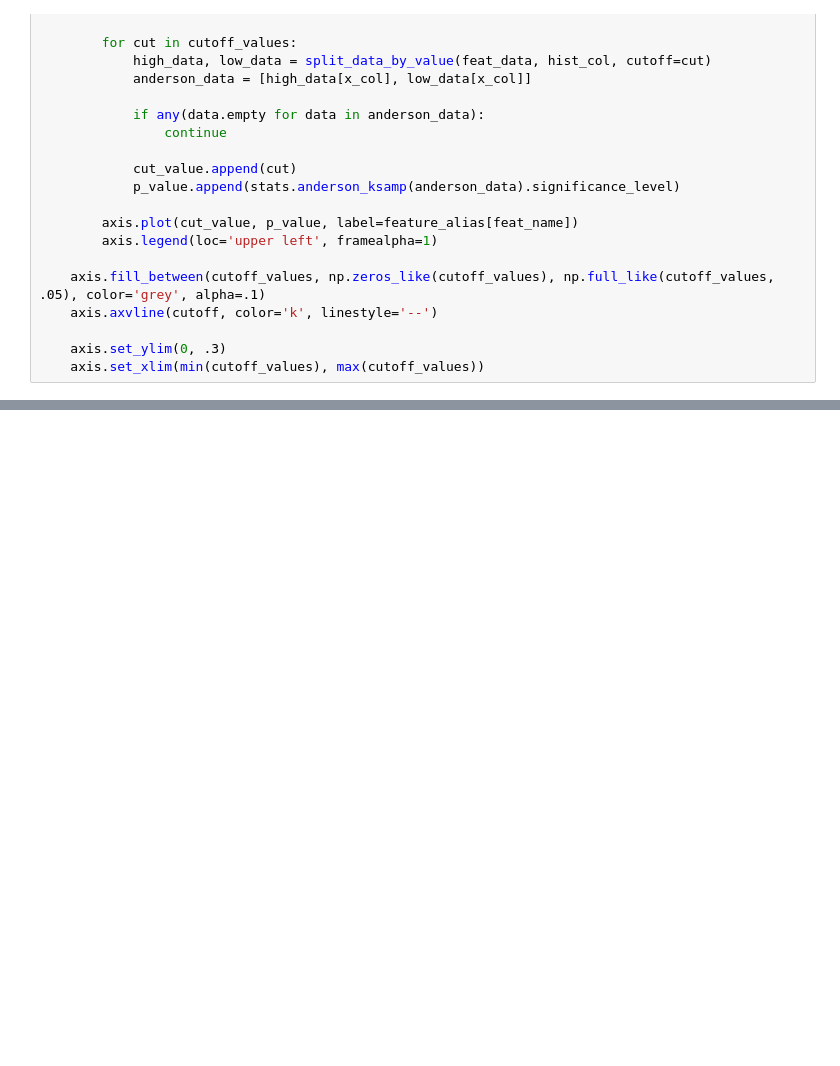
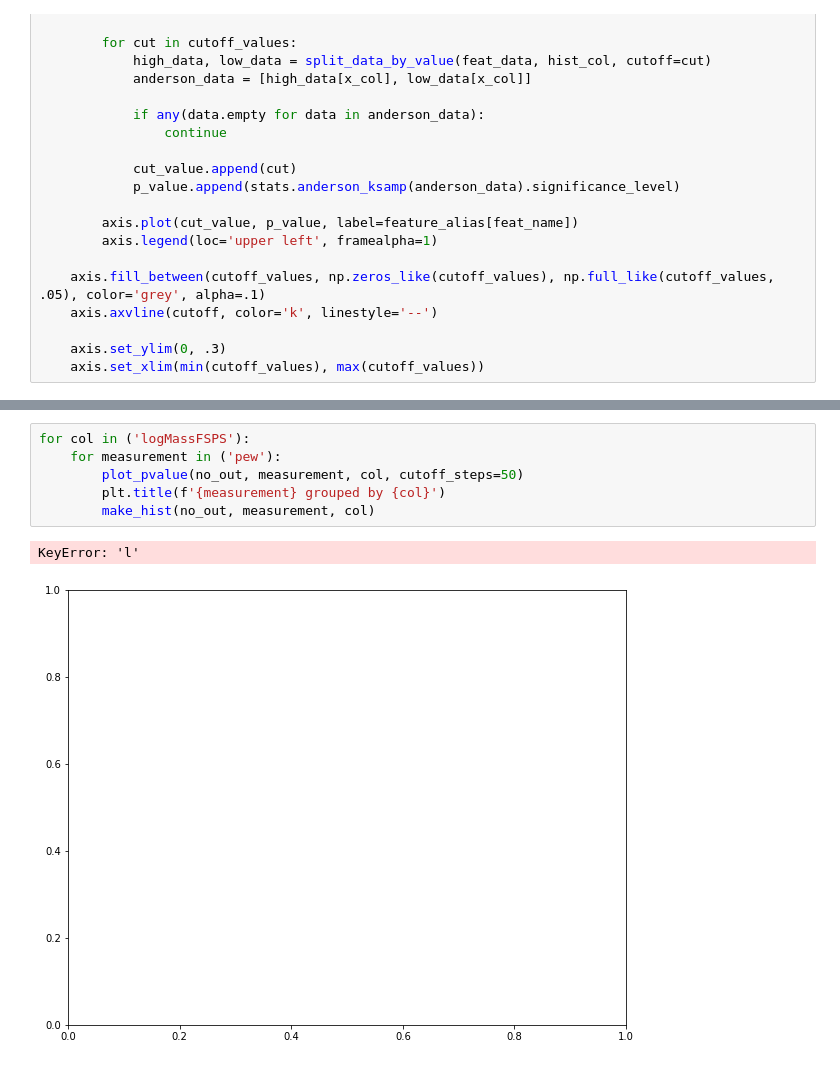
Before and after one commit to mwvgroup/SN-Spectral-Evolution, a Jupyter notebook: notebooks/host_gal_histograms.ipynb, the cells around one changed output, grey strips where cells are left out. Cells and saved outputs as stored; diff of their text form; blank space fills up the shorter version.

Commit message:
messing with plots

```diff
--- a/notebooks/host_gal_histograms.ipynb
+++ b/notebooks/host_gal_histograms.ipynb
@@ -176 +176,10 @@ for col in ('zCMB', 'logMassFSPS', 'logSSFRFSPS'):
 [figure]
+# %%
+for col in ('logMassFSPS'):
+    for measurement in ('pew'):
+        plot_pvalue(no_out, measurement, col, cutoff_steps=50)
+        plt.title(f'{measurement} grouped by {col}')
+        make_hist(no_out, measurement, col)
+# %% [output]
+KeyError: 'l'
+[figure, added]
```
Also changed, not shown: parts of 1 cell of this notebook.
